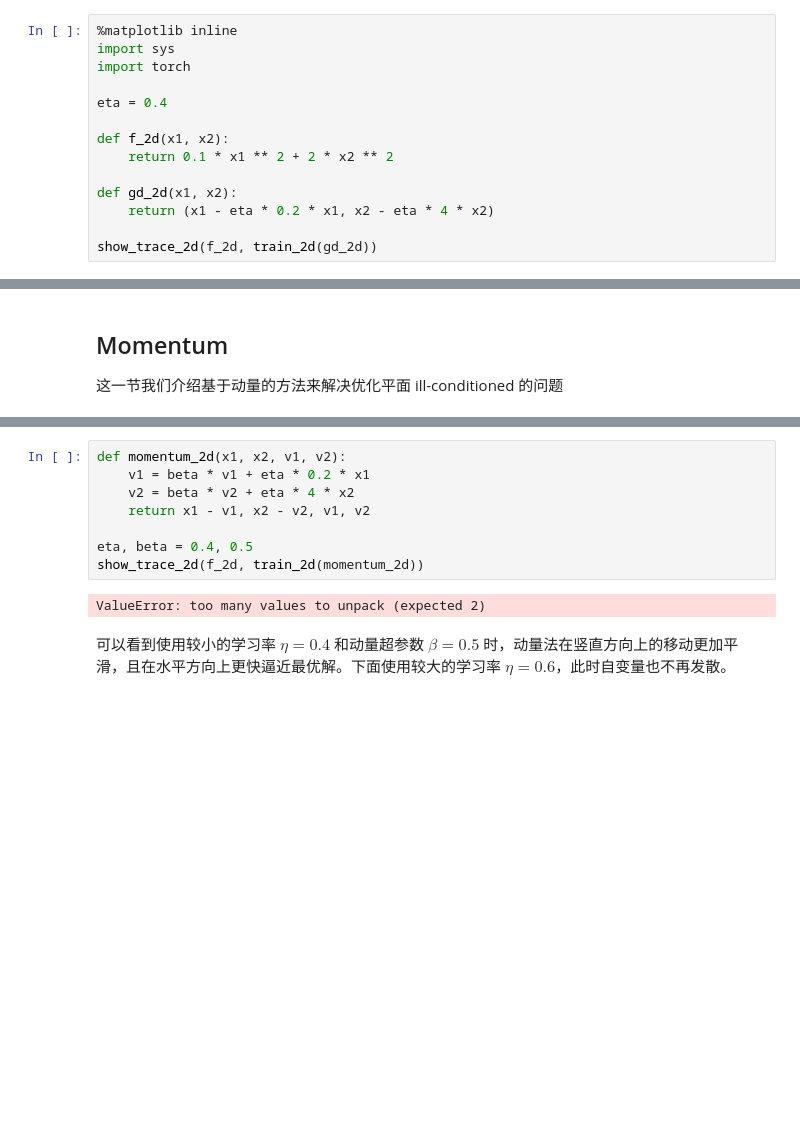
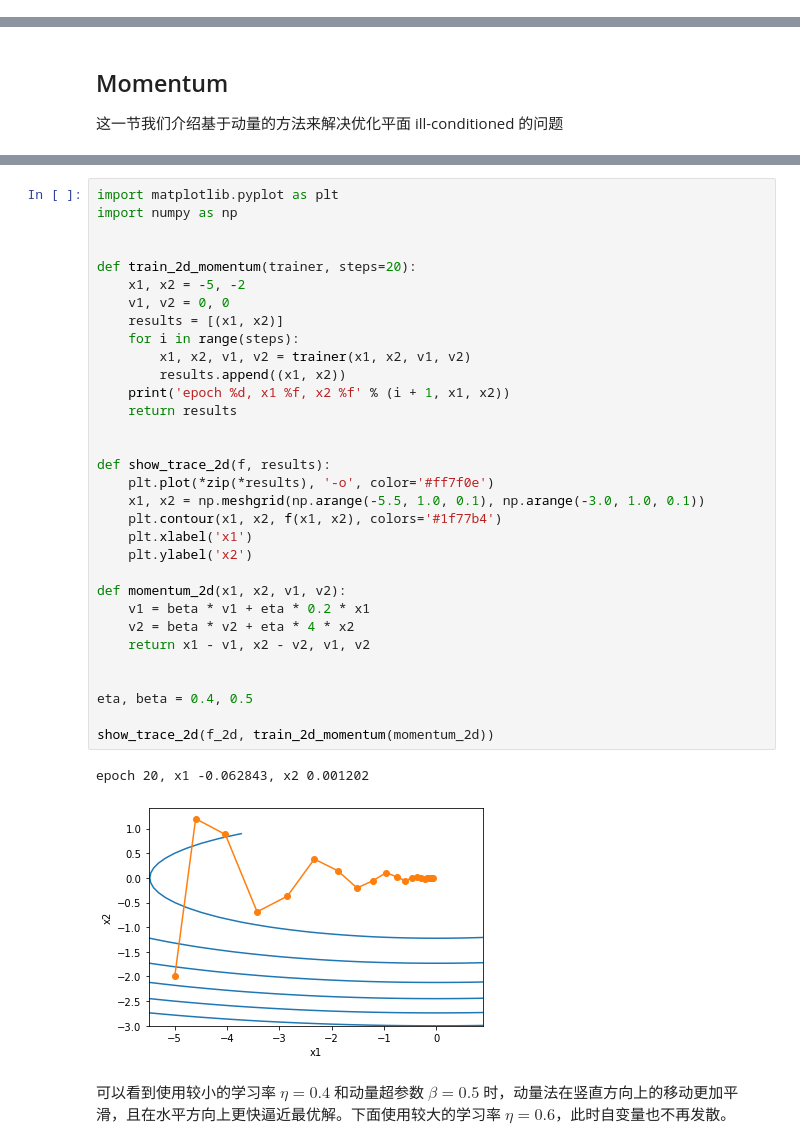
Before and after one commit to shiyutang/DL-Prep, a Jupyter notebook: 03_DL_knowledge/优化.ipynb, the cells around one changed output, grey strips where cells are left out. Drawn from its saved outputs; the diff is of its cells as text; blank space fills up the shorter version.

```diff
--- a/03_DL_knowledge/优化.ipynb
+++ b/03_DL_knowledge/优化.ipynb
@@ -798,14 +752,0 @@ show_trace_2d(f_2d, train_2d(gd_2d))
-# %%
-%matplotlib inline
-import sys
-import torch
-
-eta = 0.4
-
-def f_2d(x1, x2):
-    return 0.1 * x1 ** 2 + 2 * x2 ** 2
-
-def gd_2d(x1, x2):
-    return (x1 - eta * 0.2 * x1, x2 - eta * 4 * x2)
-
-show_trace_2d(f_2d, train_2d(gd_2d))
@@ -862,16 +801,41 @@ $$
 其中，动量超参数 $\beta$满足 $0 \leq \beta < 1$。当 $\beta=0$ 时，动量法等价于小批量随机梯度下降。
 
 在解释动量法的数学原理前，让我们先从实验中观察梯度下降在使用动量法后的迭代轨迹。
-# %%
-def momentum_2d(x1, x2, v1, v2):
-    v1 = beta * v1 + eta * 0.2 * x1
-    v2 = beta * v2 + eta * 4 * x2
-    return x1 - v1, x2 - v2, v1, v2
-
-eta, beta = 0.4, 0.5
-show_trace_2d(f_2d, train_2d(momentum_2d))
-# %% [output]
-ValueError: too many values to unpack (expected 2)
+# %%
+import matplotlib.pyplot as plt
+import numpy as np
+
+
+def train_2d_momentum(trainer, steps=20):
+    x1, x2 = -5, -2
+    v1, v2 = 0, 0
+    results = [(x1, x2)]
+    for i in range(steps):
+        x1, x2, v1, v2 = trainer(x1, x2, v1, v2)
+        results.append((x1, x2))
+    print('epoch %d, x1 %f, x2 %f' % (i + 1, x1, x2))
+    return results
+
+
+def show_trace_2d(f, results):
+    plt.plot(*zip(*results), '-o', color='#ff7f0e')
+    x1, x2 = np.meshgrid(np.arange(-5.5, 1.0, 0.1), np.arange(-3.0, 1.0, 0.1))
+    plt.contour(x1, x2, f(x1, x2), colors='#1f77b4')
+    plt.xlabel('x1')
+    plt.ylabel('x2')
+
+def momentum_2d(x1, x2, v1, v2):
+    v1 = beta * v1 + eta * 0.2 * x1
+    v2 = beta * v2 + eta * 4 * x2
+    return x1 - v1, x2 - v2, v1, v2
+
+
+eta, beta = 0.4, 0.5
+
+show_trace_2d(f_2d, train_2d_momentum(momentum_2d))
+# %% [output]
+epoch 20, x1 -0.062843, x2 0.001202
+[figure, added]
 # %% [markdown]
 可以看到使用较小的学习率 $\eta=0.4$ 和动量超参数 $\beta=0.5$ 时，动量法在竖直方向上的移动更加平滑，且在水平方向上更快逼近最优解。下面使用较大的学习率 $\eta=0.6$，此时自变量也不再发散。
 # %%
```
Also changed, not shown: parts of 52 cells of this notebook, 8 other files.
